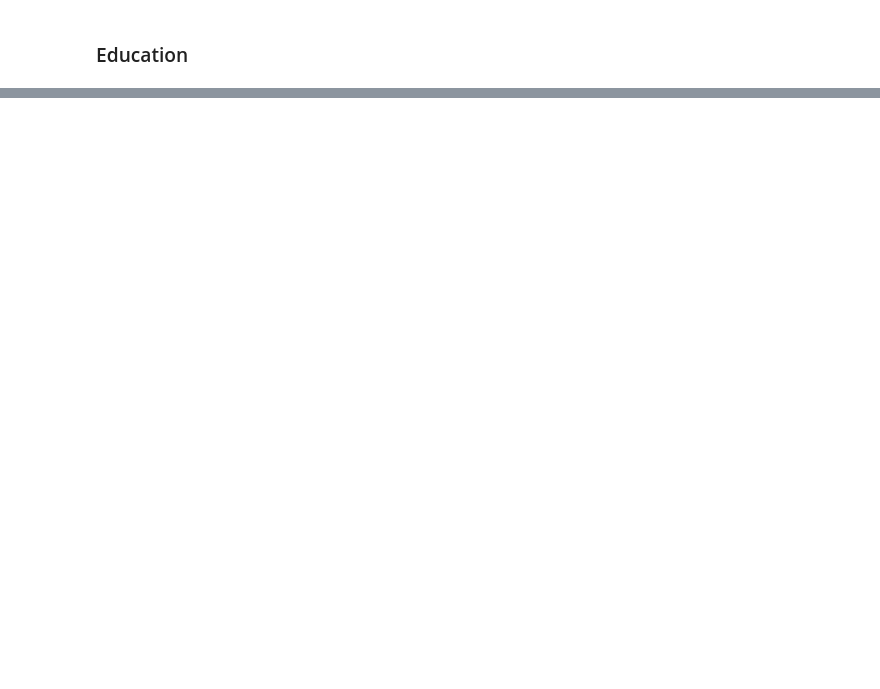
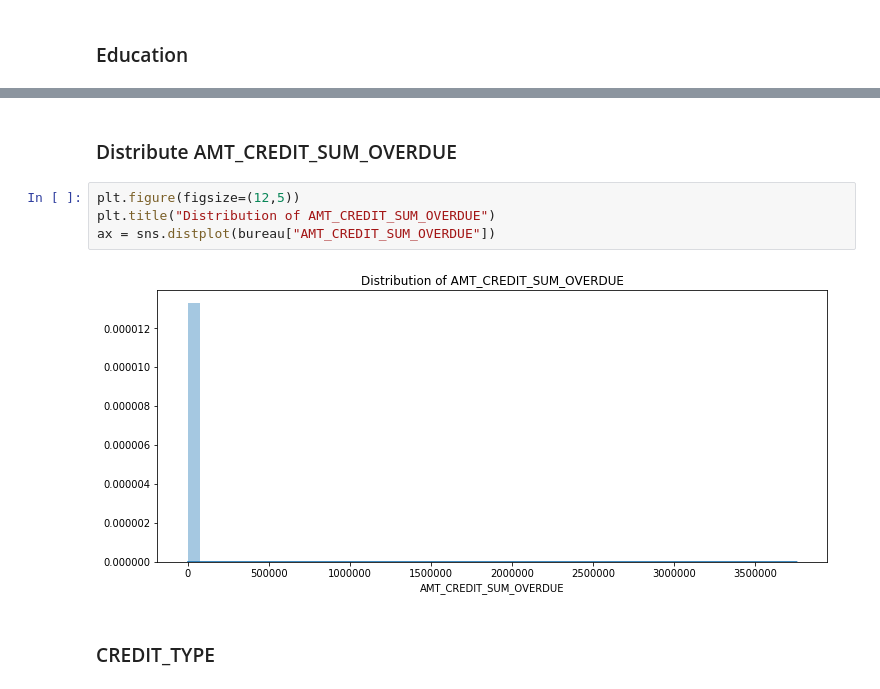
Before and after one commit to hannah-montana/HomeCredit, a Jupyter notebook: code/1_HomeCredit_Visualization.ipynb, the cells around one changed output, grey strips where cells are left out. Drawn from its saved outputs; the diff is of its cells as text; blank space fills up the shorter version.

```diff
--- a/code/1_HomeCredit_Visualization.ipynb
+++ b/code/1_HomeCredit_Visualization.ipynb
@@ -151,0 +226,10 @@ df.iplot(kind='pie',labels='labels',values='values', title='Education of Applica
+# %% [markdown]
+### Distribute AMT_CREDIT_SUM_OVERDUE
+# %%
+plt.figure(figsize=(12,5))
+plt.title("Distribution of AMT_CREDIT_SUM_OVERDUE")
+ax = sns.distplot(bureau["AMT_CREDIT_SUM_OVERDUE"])
+# %% [output]
+[figure, added]
+# %% [markdown]
+### CREDIT_TYPE
```
Also changed, not shown: parts of 30 cells of this notebook.
